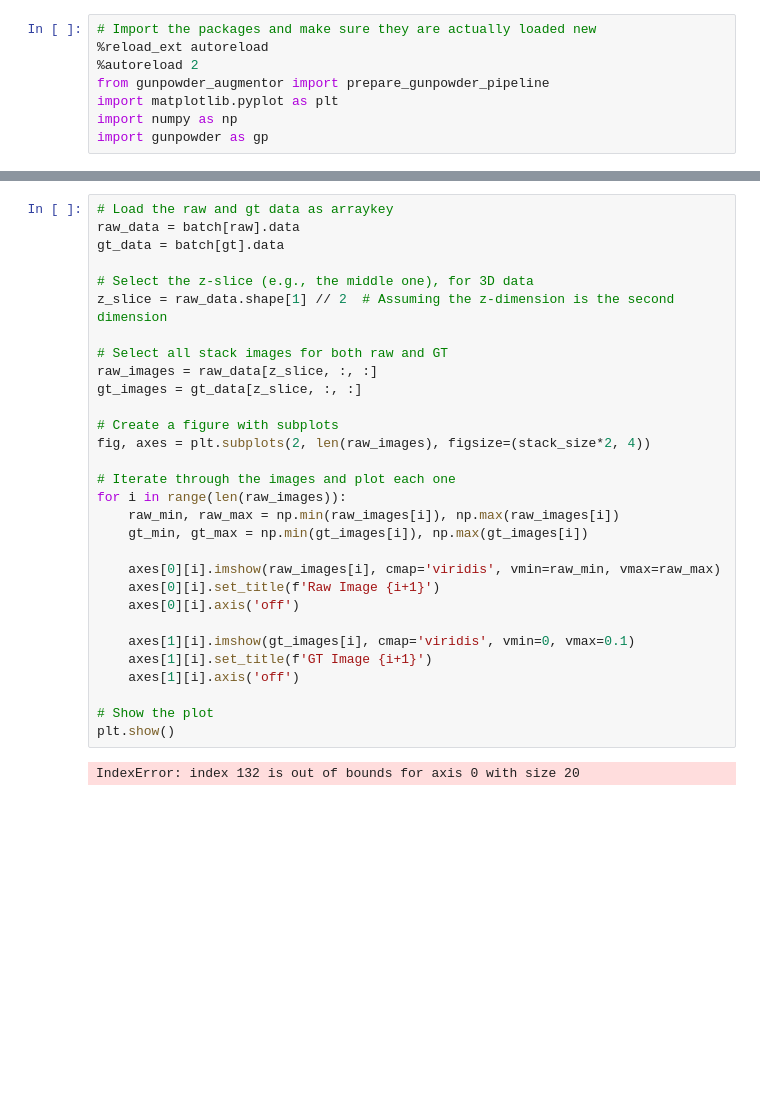
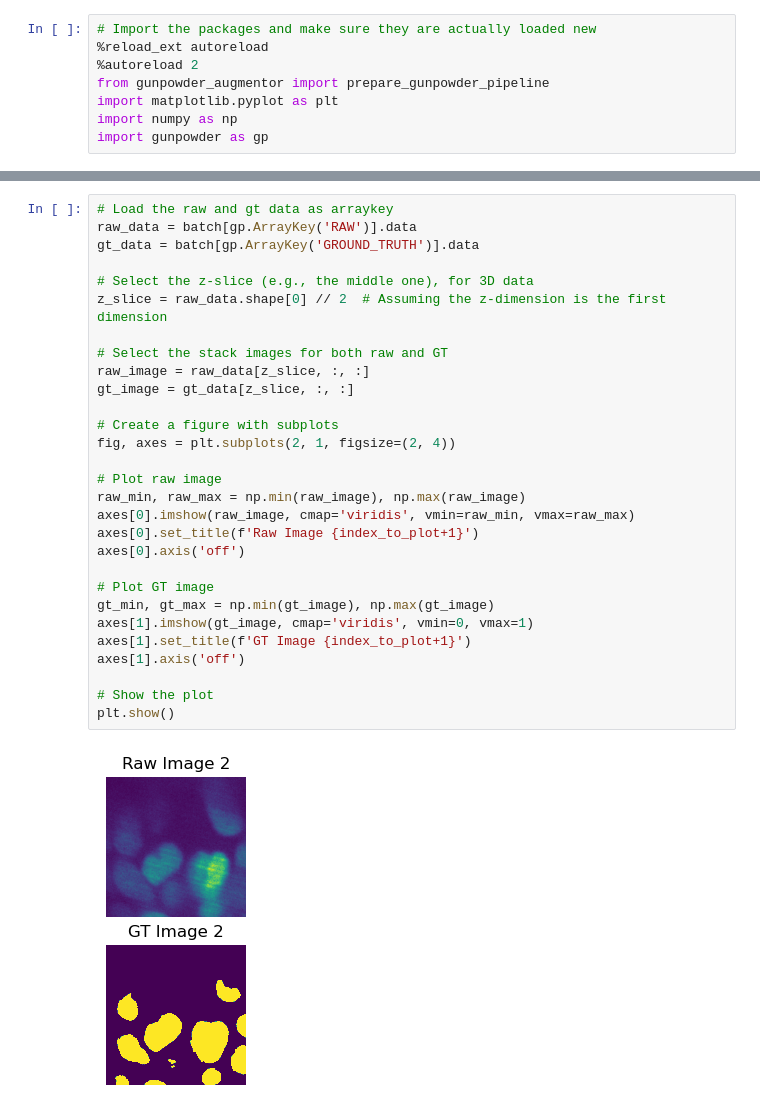
Before and after one commit to stemarcotti/DL_MBL_HACK, a Jupyter notebook: check_augmented_images.ipynb, the cells around one changed output, grey strips where cells are left out. Drawn from its saved outputs; the diff is of its cells as text; blank space fills up the shorter version.

```diff
--- a/check_augmented_images.ipynb
+++ b/check_augmented_images.ipynb
@@ -39,32 +47,31 @@ fovs:[1, 2, 3]
 # %%
 # Load the raw and gt data as arraykey
-raw_data = batch[raw].data
-gt_data = batch[gt].data
+raw_data = batch[gp.ArrayKey('RAW')].data
+gt_data = batch[gp.ArrayKey('GROUND_TRUTH')].data
 
 # Select the z-slice (e.g., the middle one), for 3D data
-z_slice = raw_data.shape[1] // 2  # Assuming the z-dimension is the second dimension
+z_slice = raw_data.shape[0] // 2  # Assuming the z-dimension is the first dimension
 
-# Select all stack images for both raw and GT
-raw_images = raw_data[z_slice, :, :]
-gt_images = gt_data[z_slice, :, :]
+# Select the stack images for both raw and GT
+raw_image = raw_data[z_slice, :, :]
+gt_image = gt_data[z_slice, :, :]
 
 # Create a figure with subplots
-fig, axes = plt.subplots(2, len(raw_images), figsize=(stack_size*2, 4))
+fig, axes = plt.subplots(2, 1, figsize=(2, 4))
 
-# Iterate through the images and plot each one
-for i in range(len(raw_images)):
-    raw_min, raw_max = np.min(raw_images[i]), np.max(raw_images[i])
-    gt_min, gt_max = np.min(gt_images[i]), np.max(gt_images[i])
+# Plot raw image
+raw_min, raw_max = np.min(raw_image), np.max(raw_image)
+axes[0].imshow(raw_image, cmap='viridis', vmin=raw_min, vmax=raw_max)
+axes[0].set_title(f'Raw Image {index_to_plot+1}')
+axes[0].axis('off')
 
-    axes[0][i].imshow(raw_images[i], cmap='viridis', vmin=raw_min, vmax=raw_max)
-    axes[0][i].set_title(f'Raw Image {i+1}')
-    axes[0][i].axis('off')
-
-    axes[1][i].imshow(gt_images[i], cmap='viridis', vmin=0, vmax=0.1)
-    axes[1][i].set_title(f'GT Image {i+1}')
-    axes[1][i].axis('off')
+# Plot GT image
+gt_min, gt_max = np.min(gt_image), np.max(gt_image)
+axes[1].imshow(gt_image, cmap='viridis', vmin=0, vmax=1)
+axes[1].set_title(f'GT Image {index_to_plot+1}')
+axes[1].axis('off')
 
 # Show the plot
 plt.show()
 # %% [output]
-IndexError: index 132 is out of bounds for axis 0 with size 20
+[figure, added]
```
Also changed, not shown: parts of 3 cells of this notebook.
